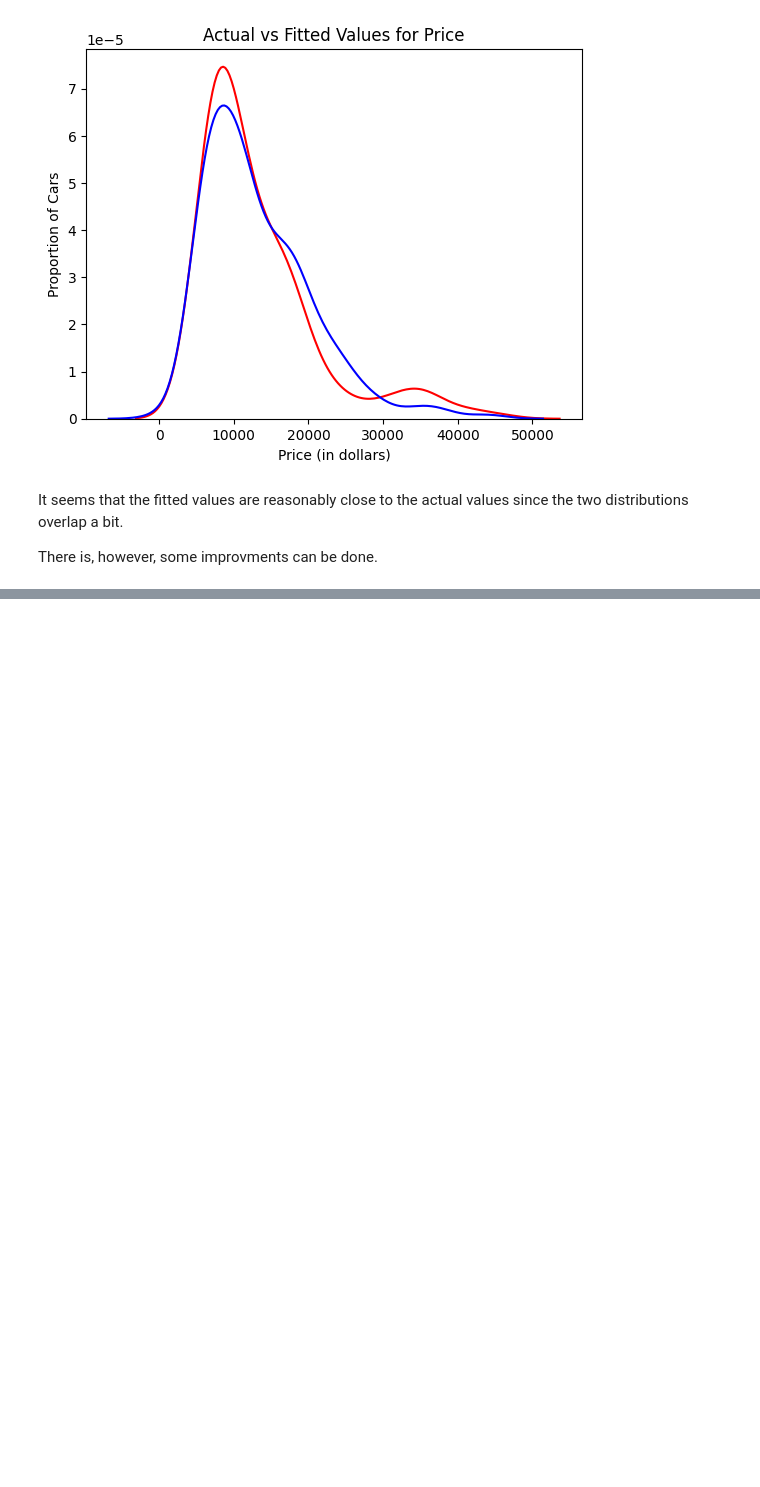
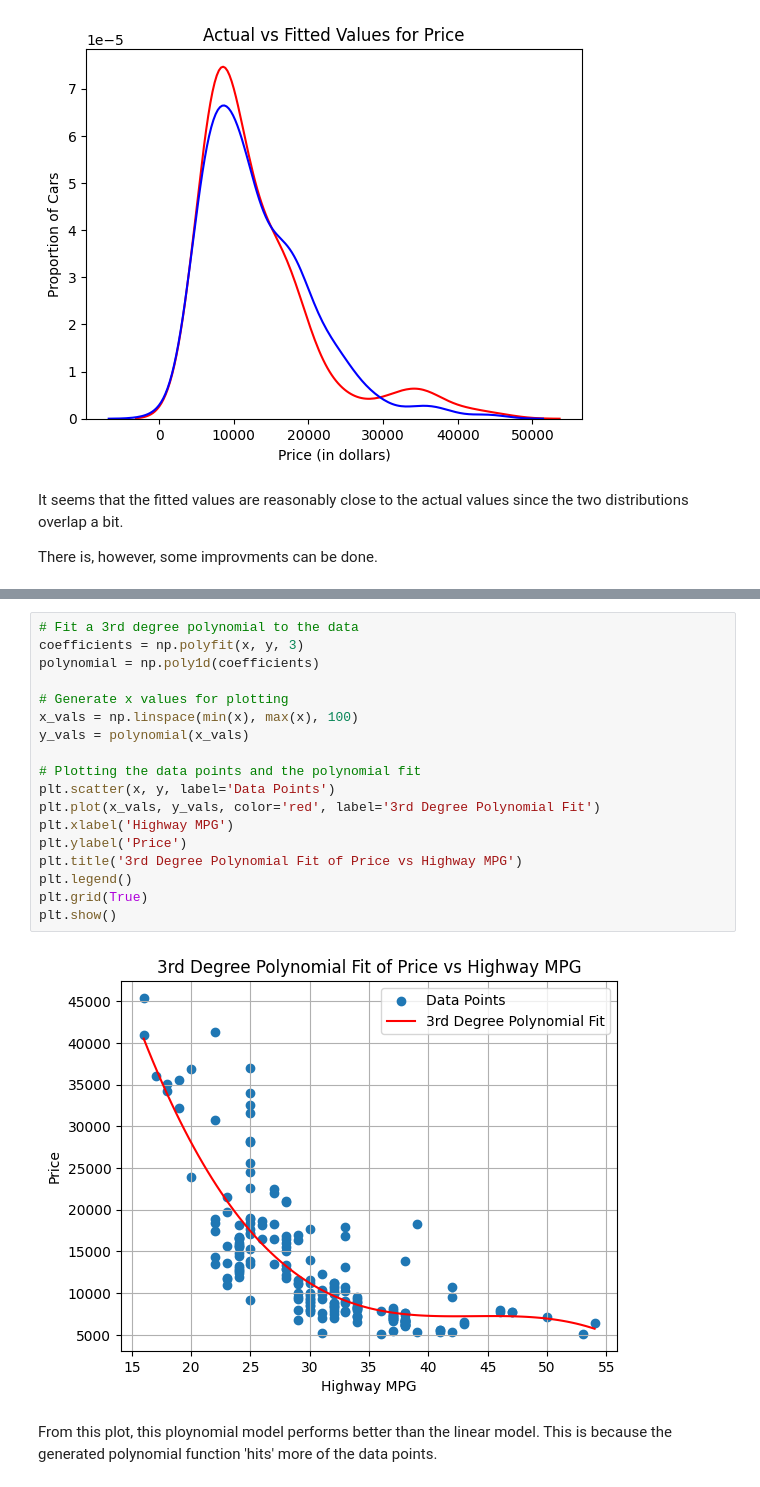
Before and after one commit to ghatanisuresh/DataScience_tutorial, a Jupyter notebook: Model Development/Linear and Multiple LR.ipynb, the cells around one changed output, grey strips where cells are left out. Saved outputs shown, nothing was run; the diff lists cells and outputs as text; blank space fills up the shorter version.

```diff
--- a/Model Development/Linear and Multiple LR.ipynb
+++ b/Model Development/Linear and Multiple LR.ipynb
@@ -375,0 +451,22 @@ There is, however, some improvments can be done.
+# %%
+# Fit a 3rd degree polynomial to the data
+coefficients = np.polyfit(x, y, 3)
+polynomial = np.poly1d(coefficients)
+
+# Generate x values for plotting
+x_vals = np.linspace(min(x), max(x), 100)
+y_vals = polynomial(x_vals)
+
+# Plotting the data points and the polynomial fit
+plt.scatter(x, y, label='Data Points')
+plt.plot(x_vals, y_vals, color='red', label='3rd Degree Polynomial Fit')
+plt.xlabel('Highway MPG')
+plt.ylabel('Price')
+plt.title('3rd Degree Polynomial Fit of Price vs Highway MPG')
+plt.legend()
+plt.grid(True)
+plt.show()
+# %% [output]
+[figure, added]
+# %% [markdown]
+From this plot, this ploynomial model performs better than the linear model. This is because the generated polynomial function 'hits' more of the data points.
```
Also changed, not shown: parts of 39 cells of this notebook.
